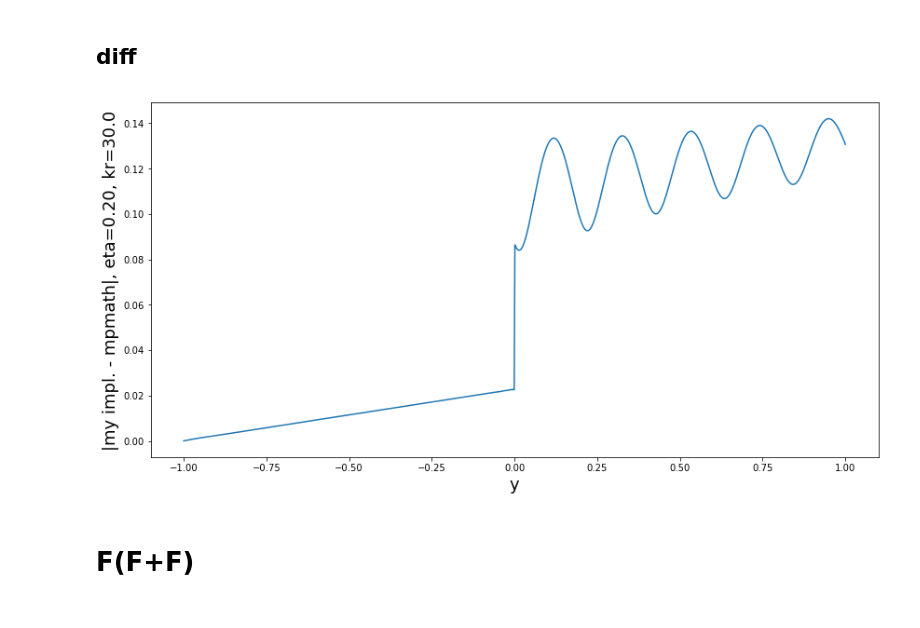
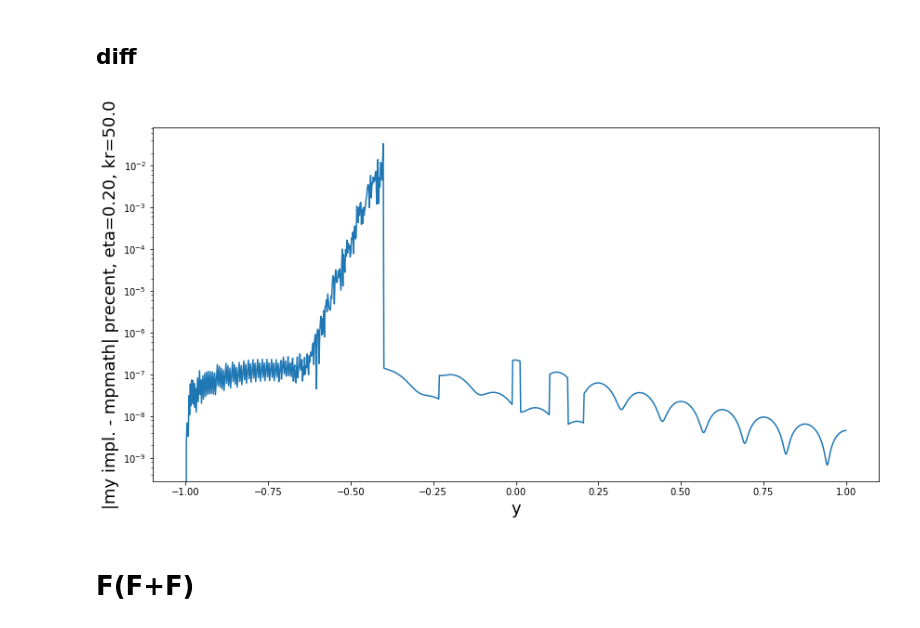
Before and after one commit to qati/HBTCoulombCorrection, a Jupyter notebook: Hypgeom.ipynb, the cells around one changed output. Cells and saved outputs as stored; diff of their text form; code cells hidden in the pictures.

Commit message:
Hypergeometric error fixed. match with mpmath result

```diff
--- a/Hypgeom.ipynb
+++ b/Hypgeom.ipynb
@@ -33,5 +33,5 @@ def diff(A1, A2, kr, eta,nolog=False):
     if not nolog:
         plt.yscale("log")
     plt.xlabel("y", fontsize=18)
-    plt.ylabel( r'|my impl. - mpmath|, eta=%.2f, kr=%.1f'%(eta,kr), fontsize=18)
-    plt.plot(y,abs(A1-A2))
+    plt.ylabel( r'|my impl. - mpmath| precent, eta=%.2f, kr=%.1f'%(eta,kr), fontsize=18)
+    plt.plot(y,100*abs(A1-A2)/abs(A1))
@@ -60,13 +139,13 @@ plot(A,eta,kr)
 ## diff
 # %%
 eta=0.2
-kr=30
+kr=50
 y = np.linspace(-1,1, 1000)
 A1 = F(1+1j*eta, 1, 1j*kr*(1+y))
-A2 = kg.hyp1f1y(len(y), kr, eta, 1e-8)
-diff(A1,A2,kr,eta,True)
+A2  = kg.hyp1f1(1+1j*eta, 1, 1j*kr*(1+y))
+diff(A1,A2,kr,eta)
 # %% [output]
-[figure, old version]
+[figure, new version]
 # %% [markdown]
 # F(F+F)
 # %%
```
Also changed, not shown: parts of 13 cells of this notebook, 5 other files.
